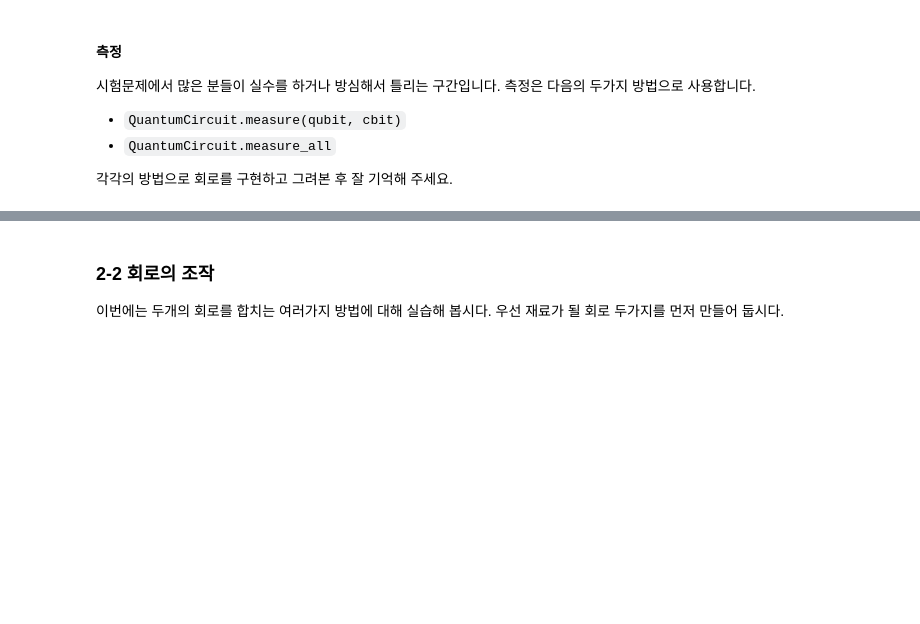
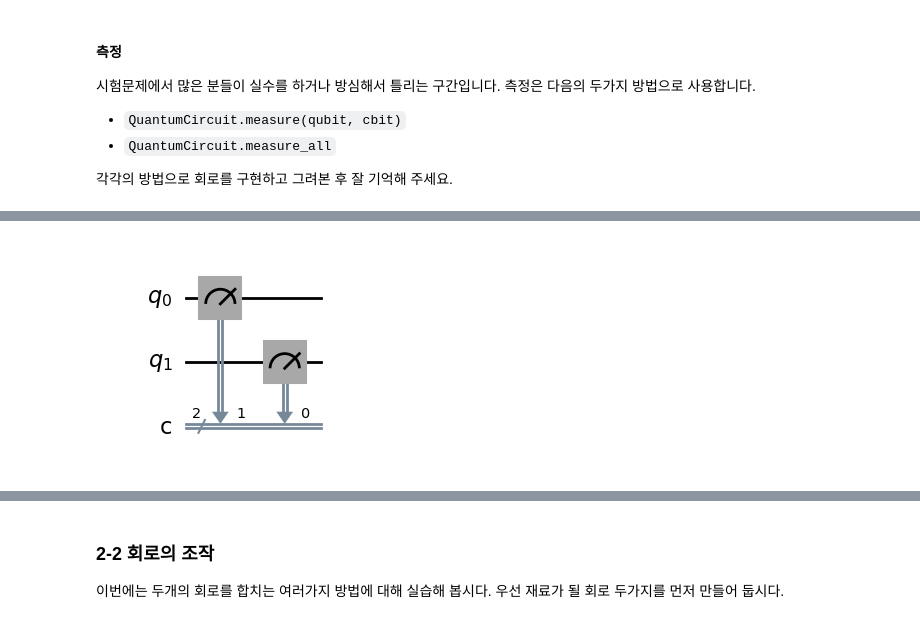
Before and after one commit to KimHaejoong1/busan-quantum-developer-program, a Jupyter notebook: korean-community-resources/코딩실습 2.ipynb, the cells around one changed output, grey strips where cells are left out. Saved outputs shown, nothing was run; the diff lists cells and outputs as text; code cells hidden in the pictures; blank space fills up the shorter version.

```diff
--- a/korean-community-resources/코딩실습 2.ipynb
+++ b/korean-community-resources/코딩실습 2.ipynb
@@ -47,4 +62,12 @@ qc.cx(0,1)
 # %%
 # 두개의 큐비트와 두개의 고전 비트를 지닌 양자 회로를 작성합니다. 0번 큐비트를 1번 고전비트로, 1번 큐비트를 0번 고전 비트로 측정하도록 measure를 적용하고 회로를 그려봅니다.
+qc_ex1 = QuantumCircuit(2,2)
+
+qc_ex1.measure(0,1)
+qc_ex1.measure(1,0)
+
+qc_ex1.draw('mpl')
+# %% [output]
+[figure, added]
 # %%
 # 세 개의 큐비트와 두개의 고전 비트를 지닌 양자 회로를 작성합니다. 1번 큐비트를 1번 고전비트로, 2번 큐비트를 2번 고전 비트로 측정하도록 measure를 적용하고 회로를 그려봅니다.
```
Also changed, not shown: parts of 33 cells of this notebook, 1 other file.
